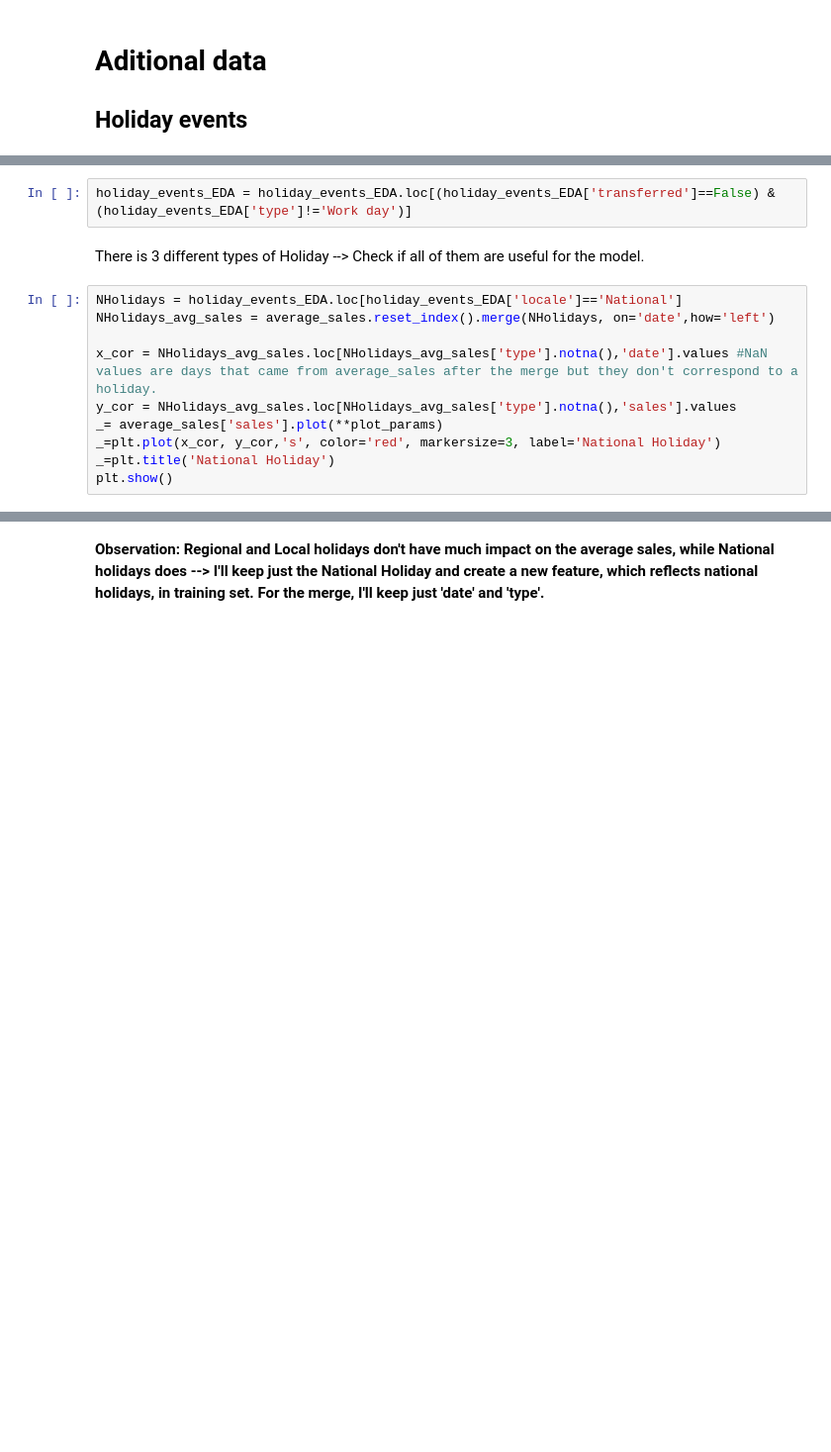
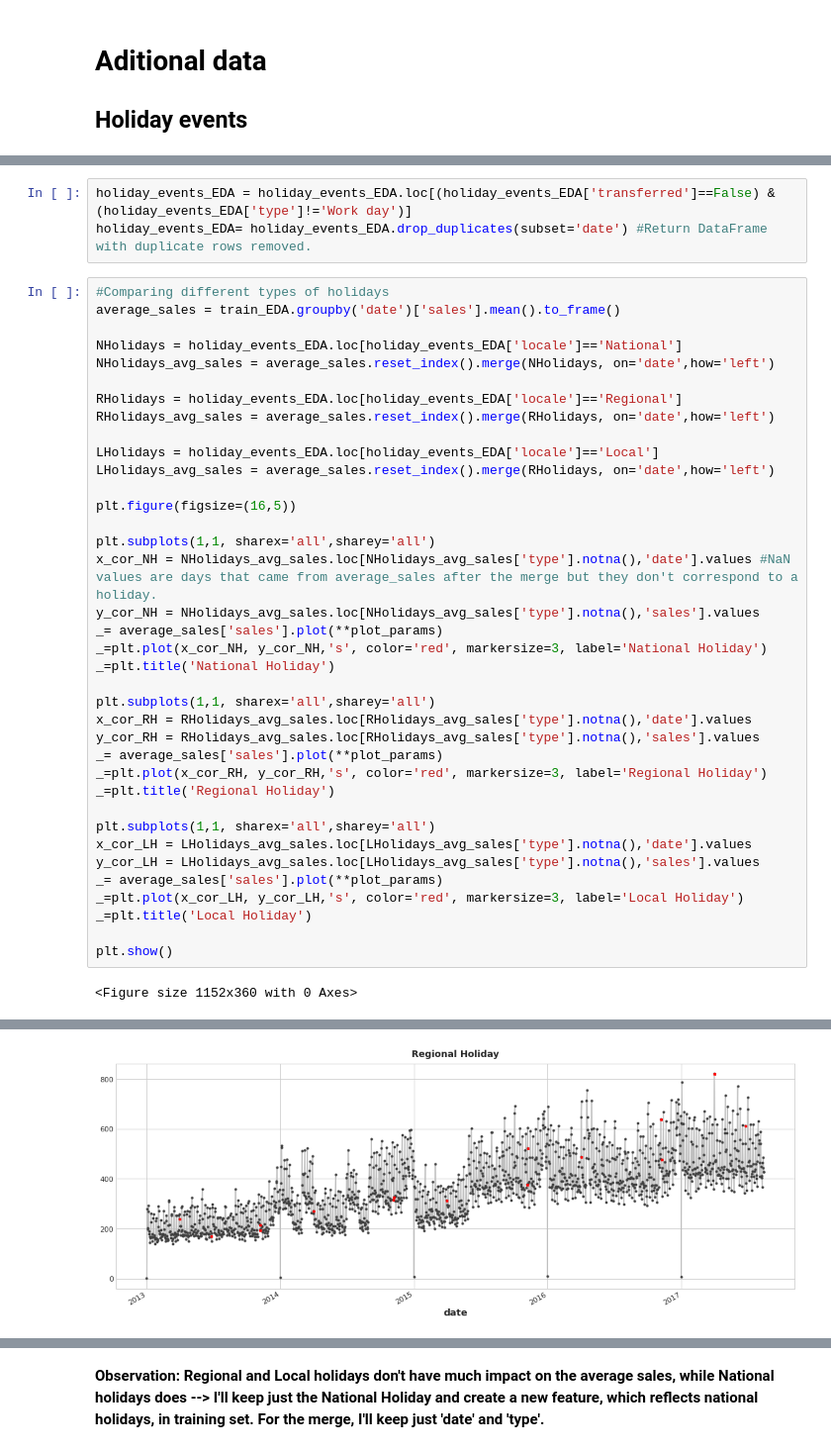
Before and after one commit to danischiavi/Kaggle_competitions, a Jupyter notebook: sales-prediction-favorita-stores.ipynb, the cells around one changed output, grey strips where cells are left out. Shown at 99% size. Drawn from its saved outputs; the diff is of its cells as text; blank space fills up the shorter version.

Commit message:
Kaggle Notebook | Sales prediction - Favorita Stores | Version 8

```diff
--- a/sales-prediction-favorita-stores.ipynb
+++ b/sales-prediction-favorita-stores.ipynb
@@ -401,16 +429,44 @@ Also, entries are 350 for the data set but there is just 312 unique values for d
 # %%
 holiday_events_EDA = holiday_events_EDA.loc[(holiday_events_EDA['transferred']==False) & (holiday_events_EDA['type']!='Work day')]
+holiday_events_EDA= holiday_events_EDA.drop_duplicates(subset='date') #Return DataFrame with duplicate rows removed.
-# %% [markdown]
-There is 3 different types of Holiday --> Check if all of them are useful for the model.
 # %%
+#Comparing different types of holidays
+average_sales = train_EDA.groupby('date')['sales'].mean().to_frame()
+
 NHolidays = holiday_events_EDA.loc[holiday_events_EDA['locale']=='National']
 NHolidays_avg_sales = average_sales.reset_index().merge(NHolidays, on='date',how='left')
 
-x_cor = NHolidays_avg_sales.loc[NHolidays_avg_sales['type'].notna(),'date'].values #NaN values are days that came from average_sales after the merge but they don't correspond to a holiday.
-y_cor = NHolidays_avg_sales.loc[NHolidays_avg_sales['type'].notna(),'sales'].values
+RHolidays = holiday_events_EDA.loc[holiday_events_EDA['locale']=='Regional']
+RHolidays_avg_sales = average_sales.reset_index().merge(RHolidays, on='date',how='left')
+
+LHolidays = holiday_events_EDA.loc[holiday_events_EDA['locale']=='Local']
+LHolidays_avg_sales = average_sales.reset_index().merge(RHolidays, on='date',how='left')
+
+plt.figure(figsize=(16,5))
+
+plt.subplots(1,1, sharex='all',sharey='all')
+x_cor_NH = NHolidays_avg_sales.loc[NHolidays_avg_sales['type'].notna(),'date'].values #NaN values are days that came from average_sales after the merge but they don't correspond to a holiday.
+y_cor_NH = NHolidays_avg_sales.loc[NHolidays_avg_sales['type'].notna(),'sales'].values
 _= average_sales['sales'].plot(**plot_params)
-_=plt.plot(x_cor, y_cor,'s', color='red', markersize=3, label='National Holiday')
+_=plt.plot(x_cor_NH, y_cor_NH,'s', color='red', markersize=3, label='National Holiday')
 _=plt.title('National Holiday')
+
+plt.subplots(1,1, sharex='all',sharey='all')
+x_cor_RH = RHolidays_avg_sales.loc[RHolidays_avg_sales['type'].notna(),'date'].values
+y_cor_RH = RHolidays_avg_sales.loc[RHolidays_avg_sales['type'].notna(),'sales'].values
+_= average_sales['sales'].plot(**plot_params)
+_=plt.plot(x_cor_RH, y_cor_RH,'s', color='red', markersize=3, label='Regional Holiday')
+_=plt.title('Regional Holiday')
+
+plt.subplots(1,1, sharex='all',sharey='all')
+x_cor_LH = LHolidays_avg_sales.loc[LHolidays_avg_sales['type'].notna(),'date'].values
+y_cor_LH = LHolidays_avg_sales.loc[LHolidays_avg_sales['type'].notna(),'sales'].values
+_= average_sales['sales'].plot(**plot_params)
+_=plt.plot(x_cor_LH, y_cor_LH,'s', color='red', markersize=3, label='Local Holiday')
+_=plt.title('Local Holiday')
+
 plt.show()
 # %% [output]
+<Figure size 1152x360 with 0 Axes>
 [figure]
+[figure, added]
```
Also changed, not shown: parts of 27 cells of this notebook.
